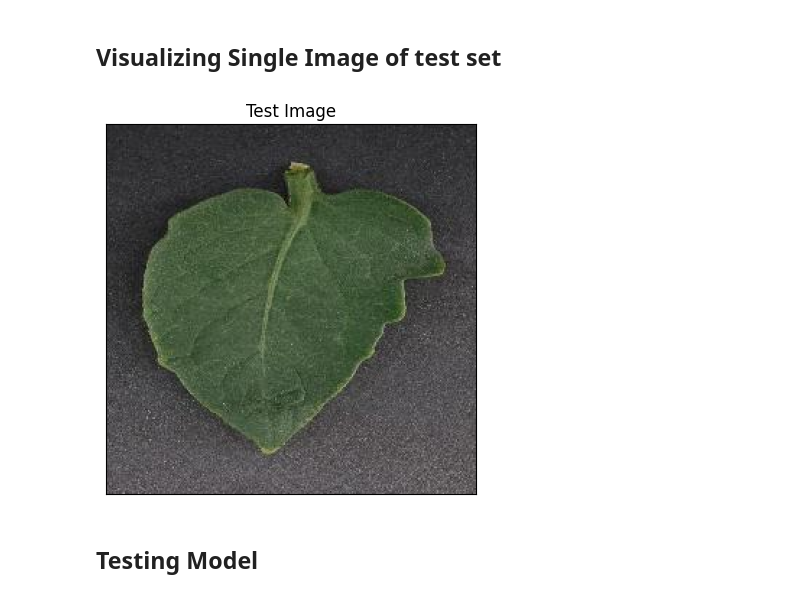
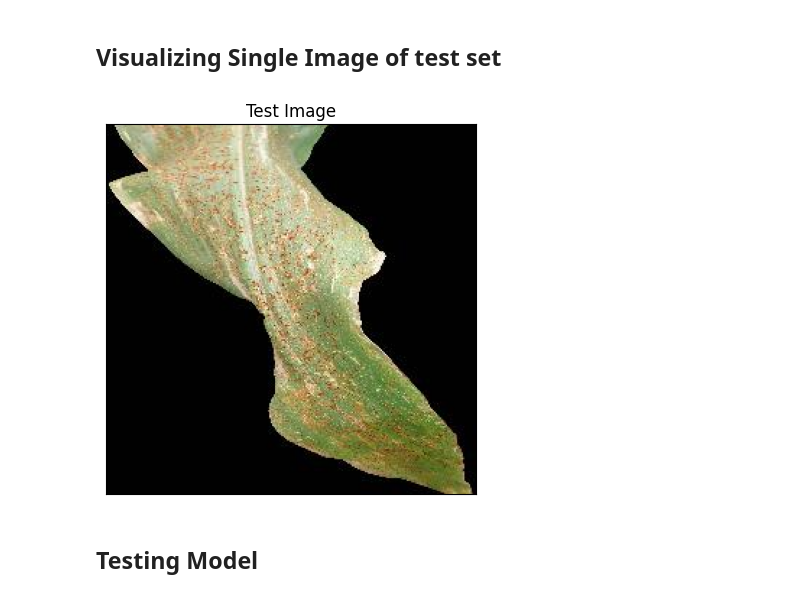
Before and after one commit to Abhash-Chakraborty/AgroHealth, a Jupyter notebook: test_mlmodel.ipynb, the cells around one changed output. Drawn from its saved outputs; the diff is of its cells as text; code cells hidden in the pictures.

```diff
--- a/test_mlmodel.ipynb
+++ b/test_mlmodel.ipynb
@@ -31,18 +31,18 @@ _________________________________________________________________
 ## Visualizing Single Image of test set
 # %%
 import cv2
-image_path = 'test\TomatoHealthy2.JPG'
+image_path = 'test\CornCommonRust3.JPG'
 # reading image
 img = cv2.imread(image_path)
 img = cv2.cvtColor(img, cv2.COLOR_BGR2RGB) # converting BGR to RGB
 # displaying the image
 plt.imshow(img)
 plt.title('Test Image')
 plt.xticks([])
 plt.yticks([])
 plt.show()
 # %% [output]
-[figure, old version]
+[figure, new version]
 # %% [markdown]
 ## Testing Model
 # %%
```
Also changed, not shown: parts of 4 cells of this notebook, 5 other files.
